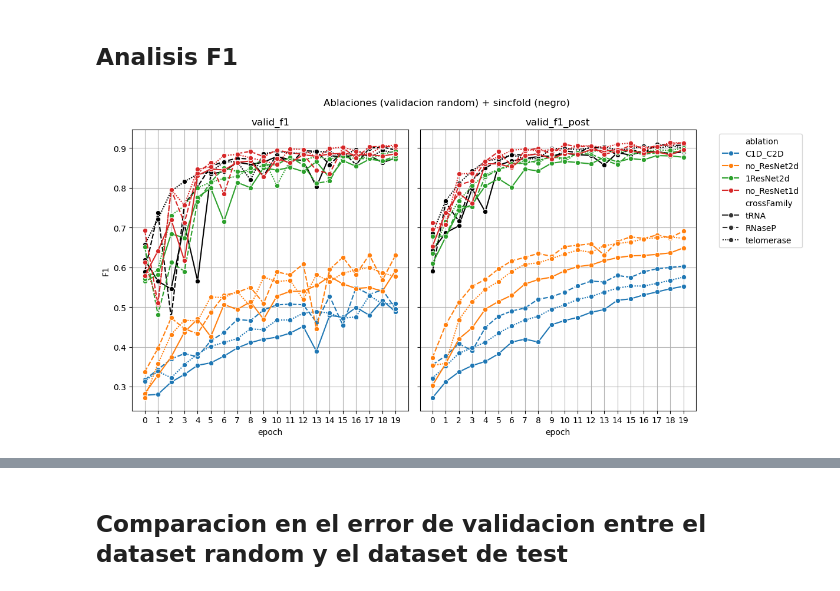
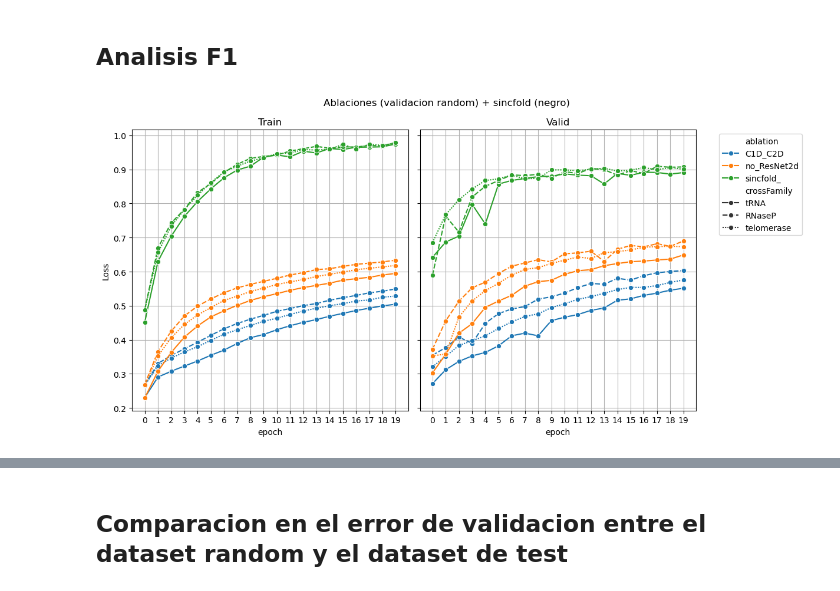
Before and after one commit to Gisch97/sincFold, a Jupyter notebook: analysis/Train_v1.ipynb, the cells around one changed output, grey strips where cells are left out. Saved outputs shown, nothing was run; the diff lists cells and outputs as text; code cells hidden in the pictures.

```diff
--- a/analysis/Train_v1.ipynb
+++ b/analysis/Train_v1.ipynb
@@ -337,23 +383,23 @@ plt.show()
 # %%
 fig, axes = plt.subplots(1,2, figsize=(12,6), sharey=True)
 
-# .query('ablation not in ["1ResNet2d", "no_ResNet1d"]')
-sns.lineplot(data=train_log_with_valid.query('ablation == "sincfold"'), x='epoch' ,y='valid_f1', style='crossFamily',color='black', marker='o', ax=axes[0], legend=None)
-sns.lineplot(data=train_log_with_valid.query('ablation == "sincfold"'), x='epoch' ,y='valid_f1_post', style='crossFamily',color='black', marker='o', ax=axes[1], legend=None)
-sns.lineplot(data=df_logs, x='epoch' ,y='valid_f1',hue='ablation', style='crossFamily', marker='o', ax=axes[0], legend=None)
-sns.lineplot(data=df_logs, x='epoch' ,y='valid_f1_post',hue='ablation', style='crossFamily', marker='o', ax=axes[1])
+# # .query('ablation not in ["1ResNet2d", "no_ResNet1d"]')
+# sns.lineplot(data=train_log_with_valid.query('ablation == "sincfold_"'), x='epoch' ,y='train_f1', style='crossFamily',color='black', marker='o', ax=axes[0], legend=None)
+# sns.lineplot(data=train_log_with_valid.query('ablation == "sincfold_"'), x='epoch' ,y='valid_f1_post', style='crossFamily',color='black', marker='o', ax=axes[1], legend=None)
+sns.lineplot(data=train_log_with_valid, x='epoch' ,y='train_f1',hue='ablation', style='crossFamily', marker='o', ax=axes[0], legend=None)
+sns.lineplot(data=train_log_with_valid, x='epoch' ,y='valid_f1_post',hue='ablation', style='crossFamily', marker='o', ax=axes[1])
 
 for ax in axes: ax.grid()
 for ax in axes: ax.set_xticks(range(20))
-axes[0].set_ylabel('F1')
-axes[0].set_title('valid_f1')
-axes[1].set_title('valid_f1_post')
+axes[0].set_ylabel('Loss')
+axes[0].set_title('Train')
+axes[1].set_title('Valid')
 axes[1].legend(bbox_to_anchor=(1.4,1))
 fig.suptitle('Ablaciones (validacion random) + sincfold (negro)')
 fig.tight_layout()
 plt.show()
 # %% [output]
-[figure, old version]
+[figure, new version]
 # %%
 fig, axes = plt.subplots(1,2, figsize=(12,6), sharey=True,sharex=True)
 
```
Also changed, not shown: parts of 20 cells of this notebook, 6 other files.
